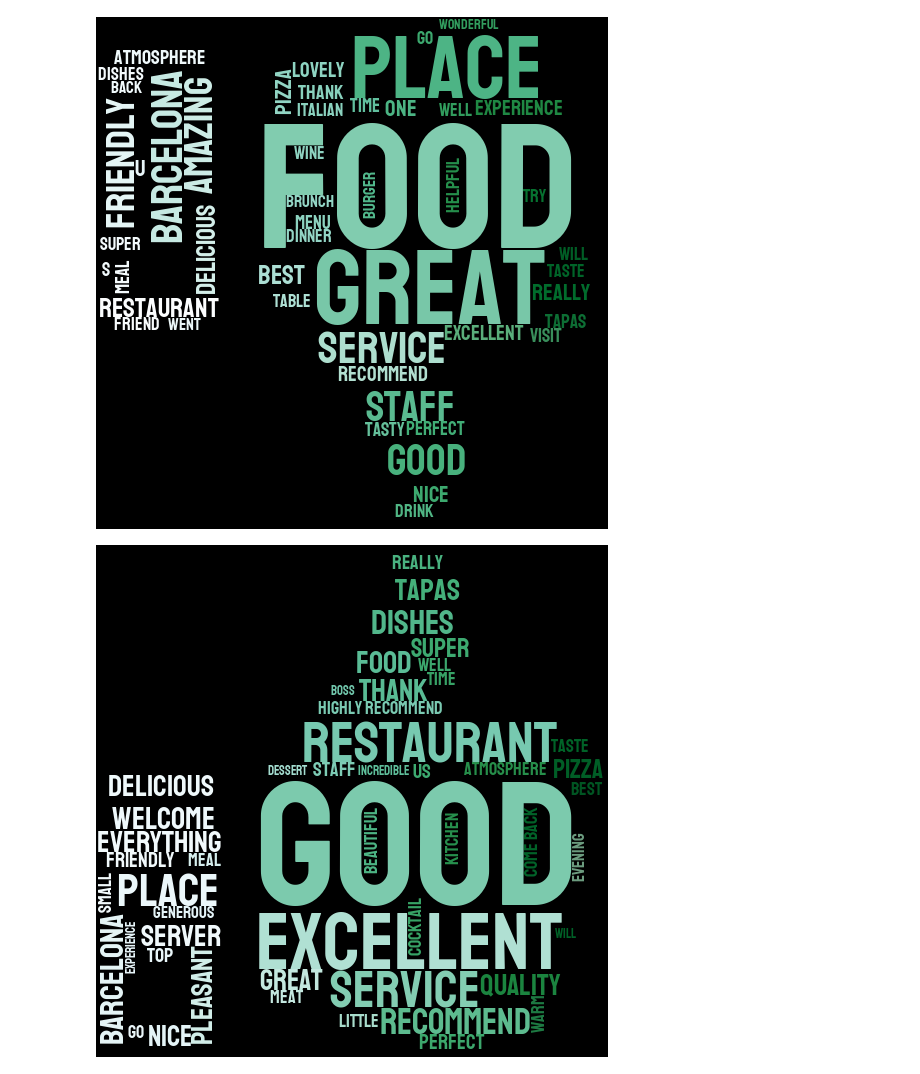
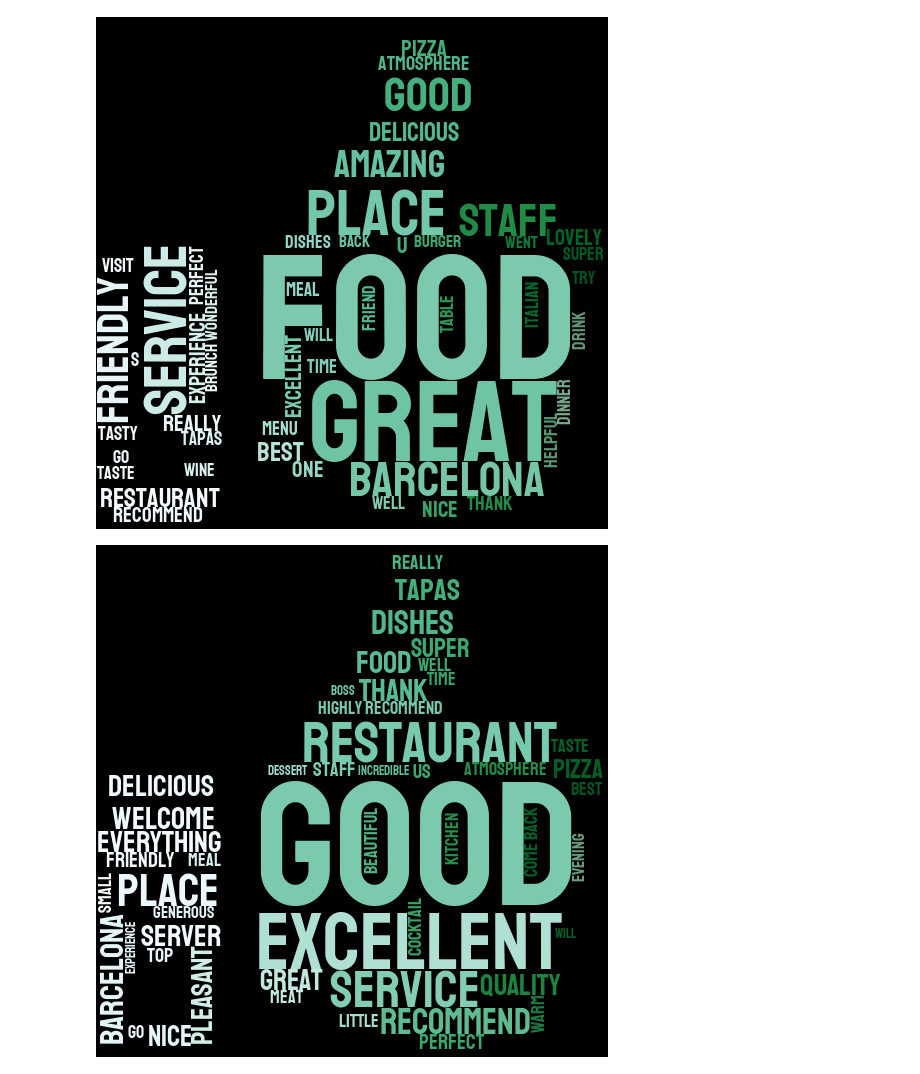
Before and after one commit to TimKuijten/project_4, a Jupyter notebook: vizualizing/wordclouds_high.ipynb, the cells around one changed output. Cells and saved outputs as stored; diff of their text form; code cells hidden in the pictures.

```diff
--- a/vizualizing/wordclouds_high.ipynb
+++ b/vizualizing/wordclouds_high.ipynb
@@ -55,13 +82,13 @@ Image(filename='stylecloud.png')
 # %%
 stylecloud.gen_stylecloud(text=high_english["Translated Review"].str.cat(sep=' '),
-                          icon_name='fas fa-thumbs-down',
+                          icon_name='fas fa-thumbs-up',
                           max_words = 50,
                           palette='colorbrewer.sequential.BuGn_9',
                           background_color='black',
                           gradient='horizontal')
 Image(filename='stylecloud.png')
 # %% [output]
-[figure, old version]
+[figure, new version]
 # %%
 stylecloud.gen_stylecloud(text=high_french["Translated Review"].str.cat(sep=' '),
                           icon_name='fas fa-thumbs-up',
```
Also changed, not shown: parts of 8 cells of this notebook, 4 other files.
